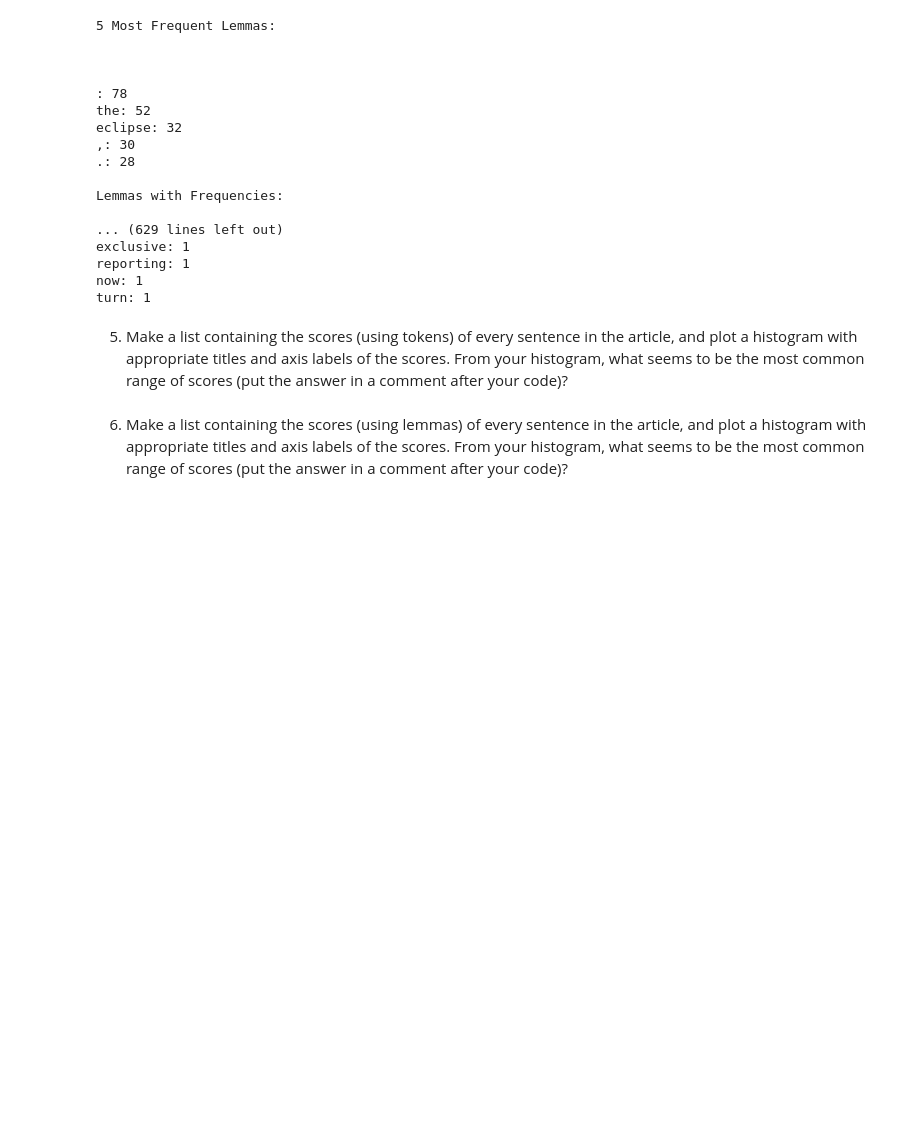
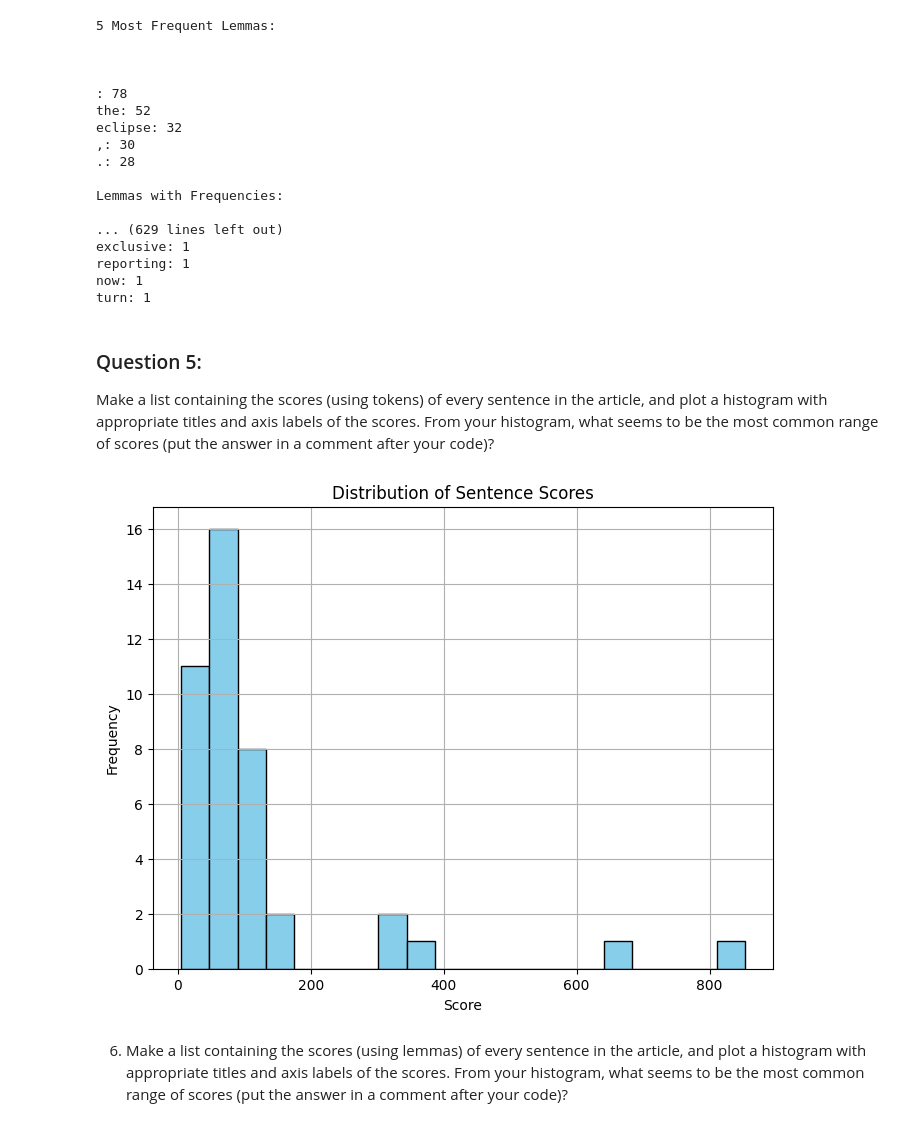
Before and after one commit to prabhasapkota/article-summarizer, a Jupyter notebook: article-summarizer.ipynb, the cells around one changed output. Cells and saved outputs as stored; diff of their text form; code cells hidden in the pictures; blank space fills up the shorter version.

Commit message:
Question 5 completed

```diff
--- a/article-summarizer.ipynb
+++ b/article-summarizer.ipynb
@@ -232,7 +232,27 @@ reporting: 1
 now: 1
 turn: 1
 # %% [markdown]
-5. Make a list containing the scores (using tokens) of every sentence in the article, and plot a histogram with appropriate titles and axis labels of the scores. From your histogram, what seems to be the most common range of scores (put the answer in a comment after your code)?
+### Question 5:
+ Make a list containing the scores (using tokens) of every sentence in the article, and plot a histogram with appropriate titles and axis labels of the scores. From your histogram, what seems to be the most common range of scores (put the answer in a comment after your code)?
+# %%
+import matplotlib.pyplot as plt
+
+# Tokenize sentences and calculate scores
+sentence_scores = []
+for sentence in doc.sents:
+    score = sum(len(token.text) for token in sentence)
+    sentence_scores.append(score)
+
+# Plot histogram
+plt.figure(figsize=(8, 6))
+plt.hist(sentence_scores, bins=20, color='skyblue', edgecolor='black')
+plt.title('Distribution of Sentence Scores')
+plt.xlabel('Score')
+plt.ylabel('Frequency')
+plt.grid(True)
+plt.show()
+# %% [output]
+[figure, added]
 # %% [markdown]
 6. Make a list containing the scores (using lemmas) of every sentence in the article, and plot a histogram with appropriate titles and axis labels of the scores.  From your histogram, what seems to be the most common range of scores (put the answer in a comment after your code)?
 # %% [markdown]
```
